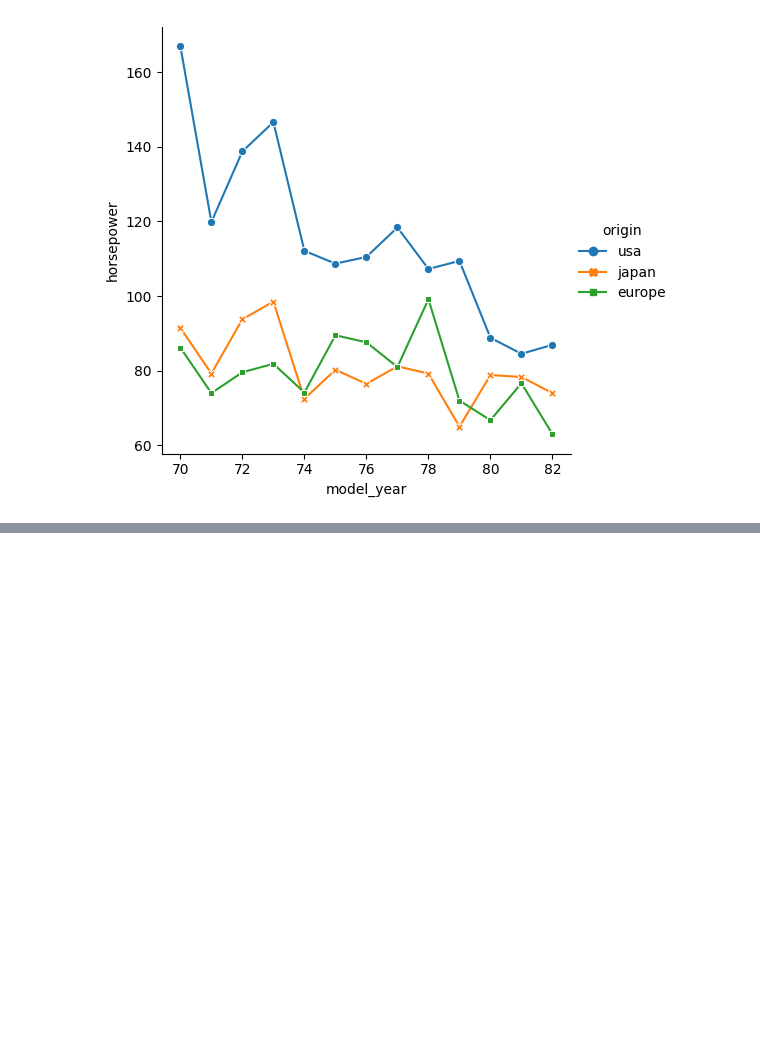
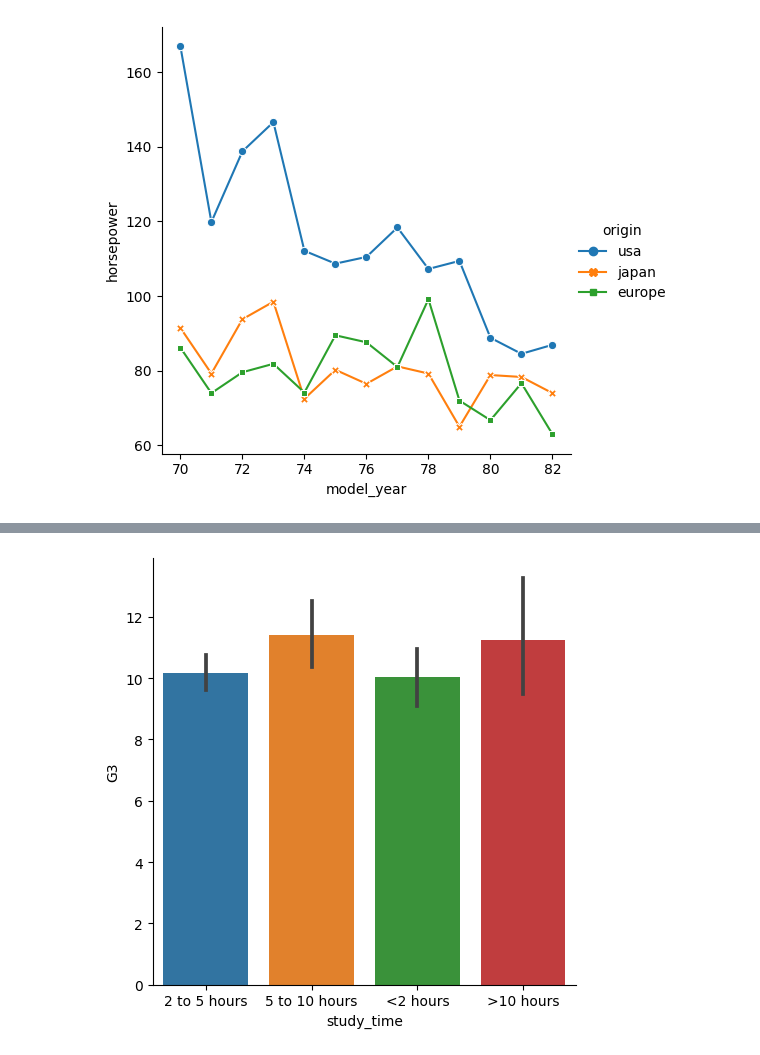
Before and after one commit to SyedaAnoosha/Data-Science-with-Python, a Jupyter notebook: Data Visualization Python/Seaborn/notebook1.ipynb, the cells around one changed output, grey strips where cells are left out. Drawn from its saved outputs; the diff is of its cells as text; code cells hidden in the pictures; blank space fills up the shorter version.

```diff
--- a/Data Visualization Python/Seaborn/notebook1.ipynb
+++ b/Data Visualization Python/Seaborn/notebook1.ipynb
@@ -82,0 +100,5 @@ plt.show()
+# %%
+sns.catplot(x="study_time", y="G3",data=student_data, kind="bar")
+plt.show()
+# %% [output]
+[figure, added]
```
Also changed, not shown: parts of 4 cells of this notebook.
